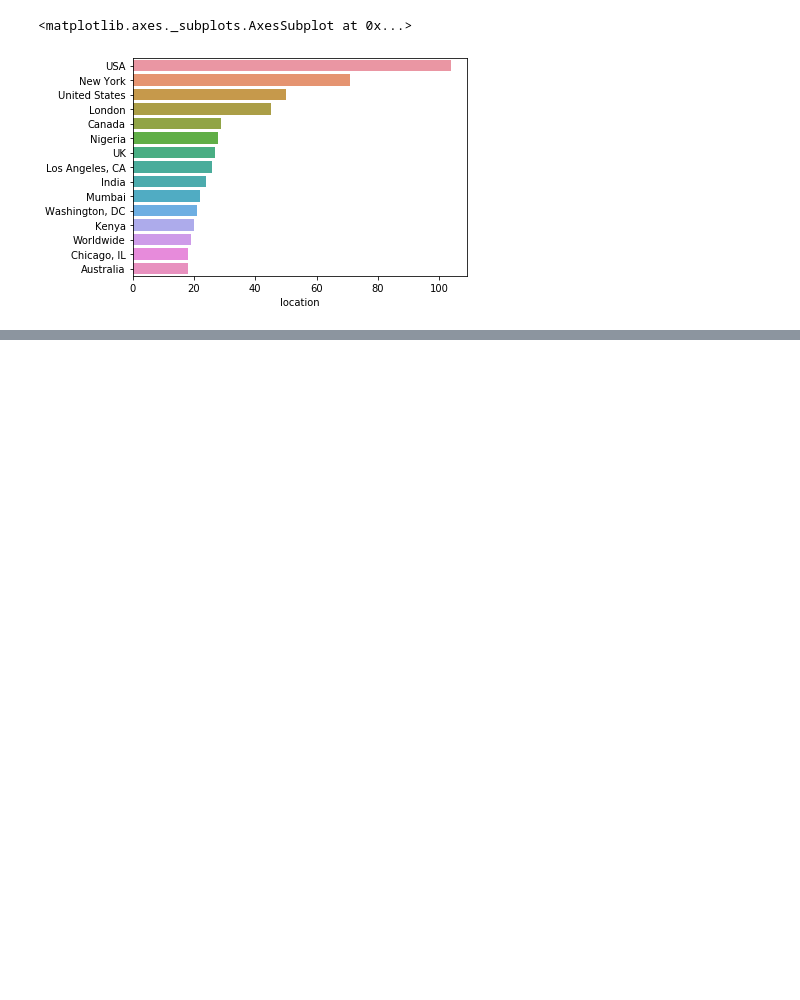
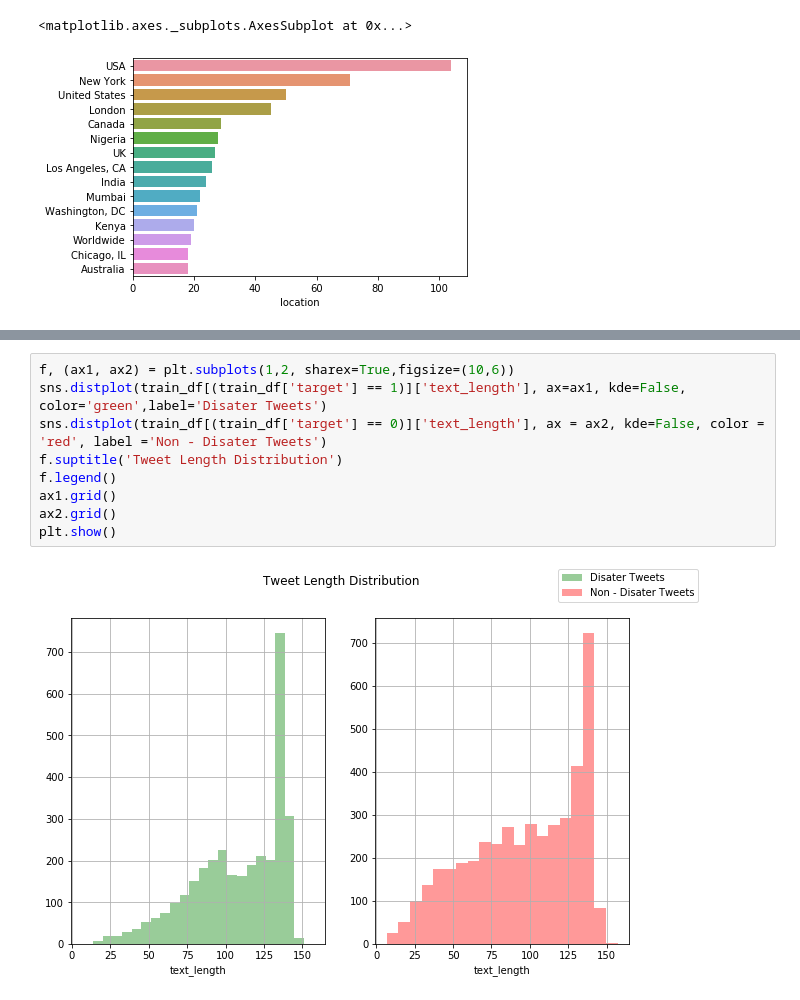
Before and after one commit to devded/NLP-Thesis, a Jupyter notebook: Untitled.ipynb, the cells around one changed output, grey strips where cells are left out. Cells and saved outputs as stored; diff of their text form; blank space fills up the shorter version.

```diff
--- a/Untitled.ipynb
+++ b/Untitled.ipynb
@@ -161,0 +209,11 @@ sns.barplot(y=train_df['location'].value_counts()[:15].index,x=train_df['locatio
+# %%
+f, (ax1, ax2) = plt.subplots(1,2, sharex=True,figsize=(10,6))
+sns.distplot(train_df[(train_df['target'] == 1)]['text_length'], ax=ax1, kde=False, color='green',label='Disater Tweets')
+sns.distplot(train_df[(train_df['target'] == 0)]['text_length'], ax = ax2, kde=False, color = 'red', label ='Non - Disater Tweets')
+f.suptitle('Tweet Length Distribution')
+f.legend()
+ax1.grid()
+ax2.grid()
+plt.show()
+# %% [output]
+[figure, added]
```
Also changed, not shown: parts of 19 cells of this notebook.
